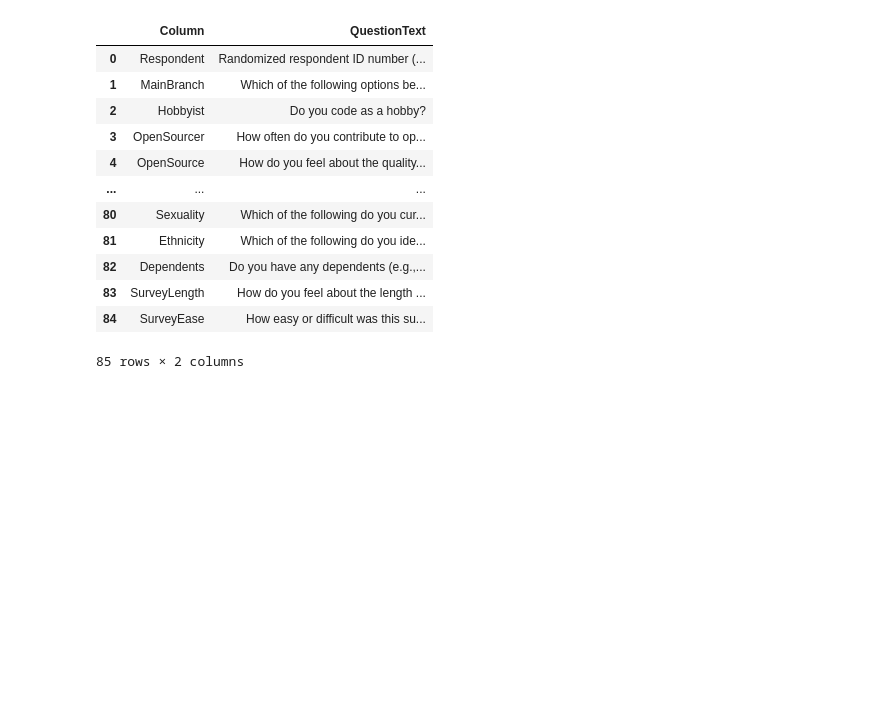
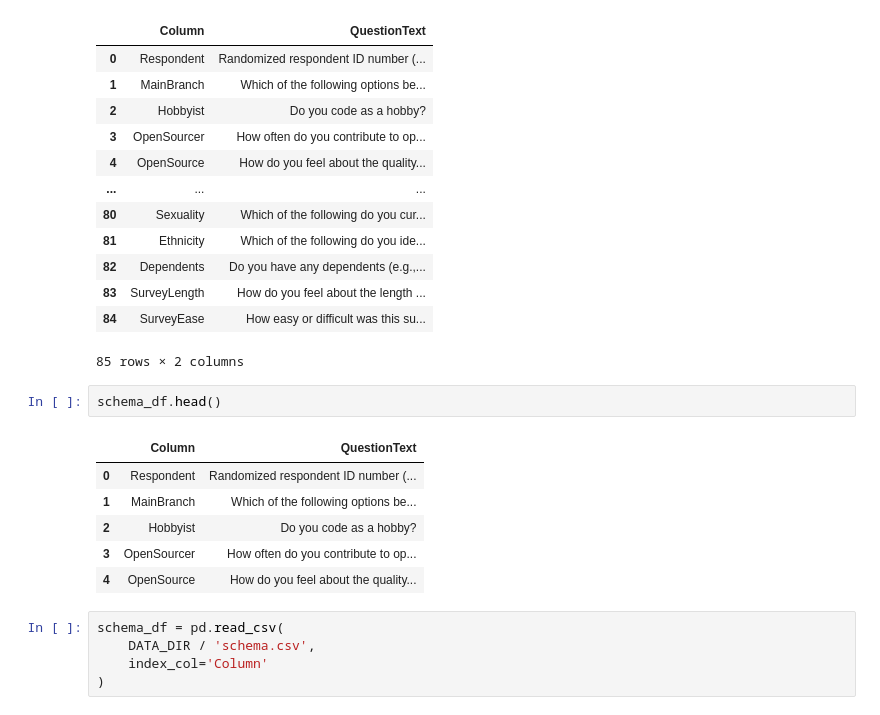
Before and after one commit to shreyankumar29-stack/Pandas, a Jupyter notebook: Notebook/03-Indexes/Index.ipynb, the cells around one changed output. Drawn from its saved outputs; the diff is of its cells as text; blank space fills up the shorter version.

```diff
--- a/Notebook/03-Indexes/Index.ipynb
+++ b/Notebook/03-Indexes/Index.ipynb
@@ -94,3 +94,17 @@ schema_df
 | 83 | SurveyLength | How do you feel about the length ... |
 | 84 | SurveyEase | How easy or difficult was this su... |
 85 rows × 2 columns
+# %%
+schema_df.head()
+# %% [output]
+|  | Column | QuestionText |
+| 0 | Respondent | Randomized respondent ID number (... |
+| 1 | MainBranch | Which of the following options be... |
+| 2 | Hobbyist | Do you code as a hobby? |
+| 3 | OpenSourcer | How often do you contribute to op... |
+| 4 | OpenSource | How do you feel about the quality... |
+# %%
+schema_df = pd.read_csv(
+    DATA_DIR / 'schema.csv',
+    index_col='Column'
+)
```
Also changed, not shown: parts of 4 cells of this notebook.
